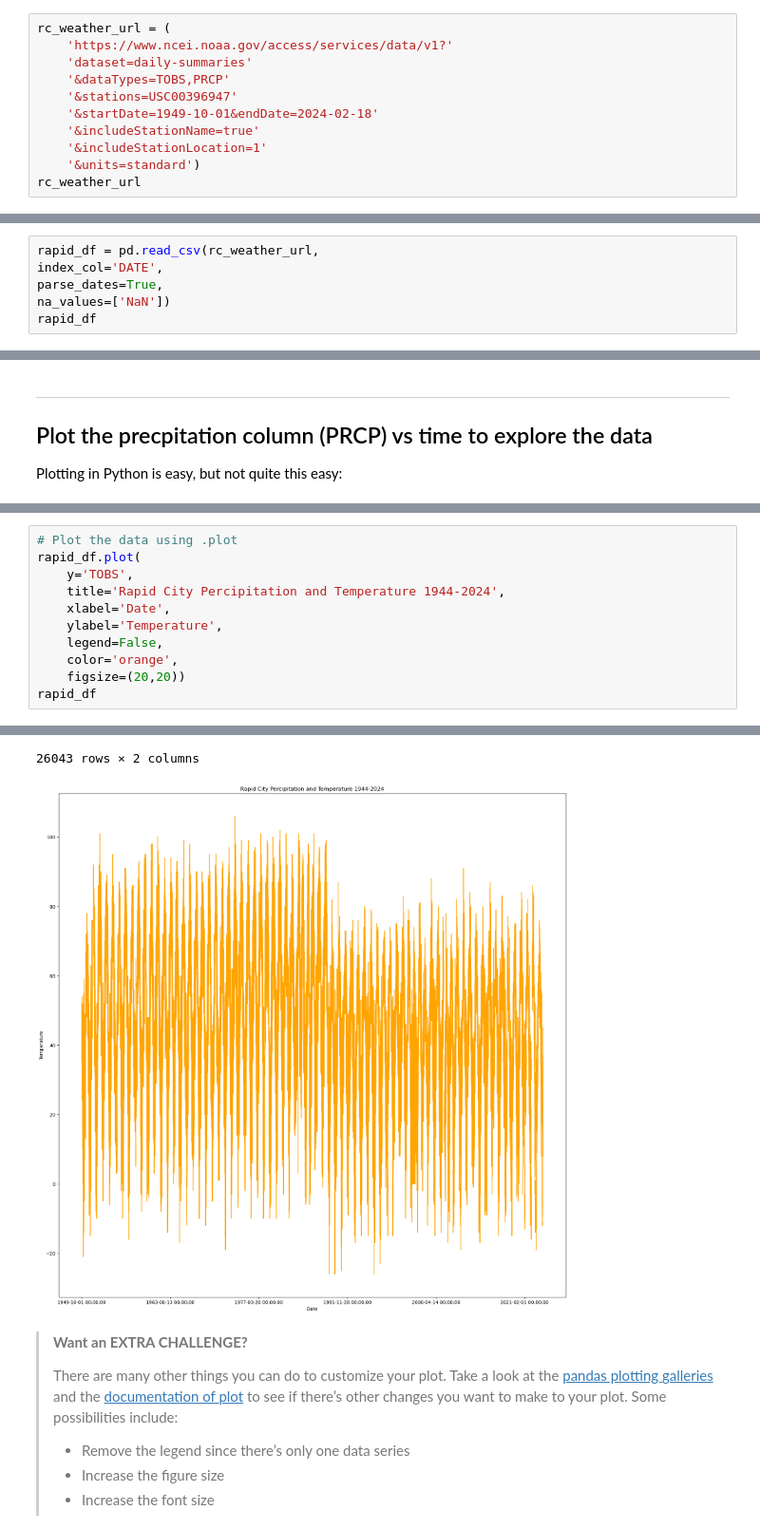
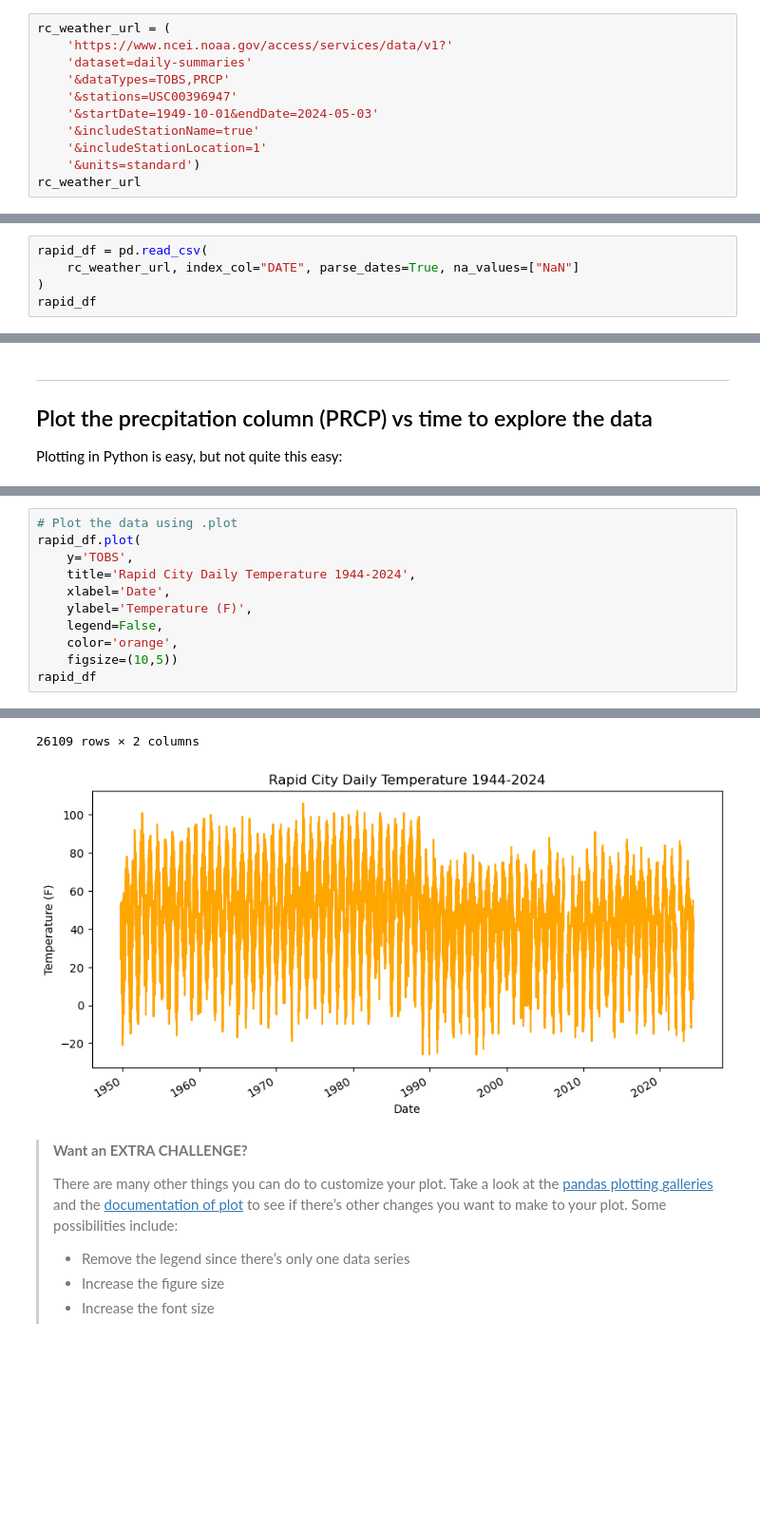
Before and after one commit to cu-esiil-edu/stars-01-get-started-tes-ani, a Jupyter notebook: getstarted_openscience.ipynb, the cells around one changed output, grey strips where cells are left out. Shown: that part at 95% size. Drawn from its saved outputs; the diff is of its cells as text; blank space fills up the shorter version.

```diff
--- a/getstarted_openscience.ipynb
+++ b/getstarted_openscience.ipynb
@@ -247,7 +247,7 @@ rc_weather_url = (
     'dataset=daily-summaries'
     '&dataTypes=TOBS,PRCP'
     '&stations=USC00396947'
-    '&startDate=1949-10-01&endDate=2024-02-18'
+    '&startDate=1949-10-01&endDate=2024-05-03'
     '&includeStationName=true'
     '&includeStationLocation=1'
     '&units=standard')
@@ -317,10 +317,9 @@ some problems…
 line of your code cell** Then, you will be able to run the test cell
 below and find out if your answer is correct.
 # %%
-rapid_df = pd.read_csv(rc_weather_url,
-index_col='DATE',
-parse_dates=True,
-na_values=['NaN'])
+rapid_df = pd.read_csv(
+    rc_weather_url, index_col="DATE", parse_dates=True, na_values=["NaN"]
+)
 rapid_df
 # %% [output]
 |  | STATION | NAME | LATITUDE | LONGITUDE | ELEVATION | PRCP | TOBS |
@@ -450,12 +449,12 @@ your plot to look.
 # Plot the data using .plot
 rapid_df.plot(
     y='TOBS',
-    title='Rapid City Percipitation and Temperature 1944-2024',
+    title='Rapid City Daily Temperature 1944-2024',
     xlabel='Date',
-    ylabel='Temperature',
+    ylabel='Temperature (F)',
     legend=False,
     color='orange',
-    figsize=(20,20))
+    figsize=(10,5))
 rapid_df
 # %% [output]
 |  | PRCP | TOBS |
@@ -474,5 +473,5 @@ rapid_df
-26043 rows × 2 columns
+26109 rows × 2 columns
-[figure, old version]
+[figure, new version]
 # %% [markdown]
 > **<i class="fa fa-solid fa-pepper-hot fa-large" aria-label="pepper-hot"></i>
 > Want an EXTRA CHALLENGE?**
```
Also changed, not shown: parts of 6 cells of this notebook.
